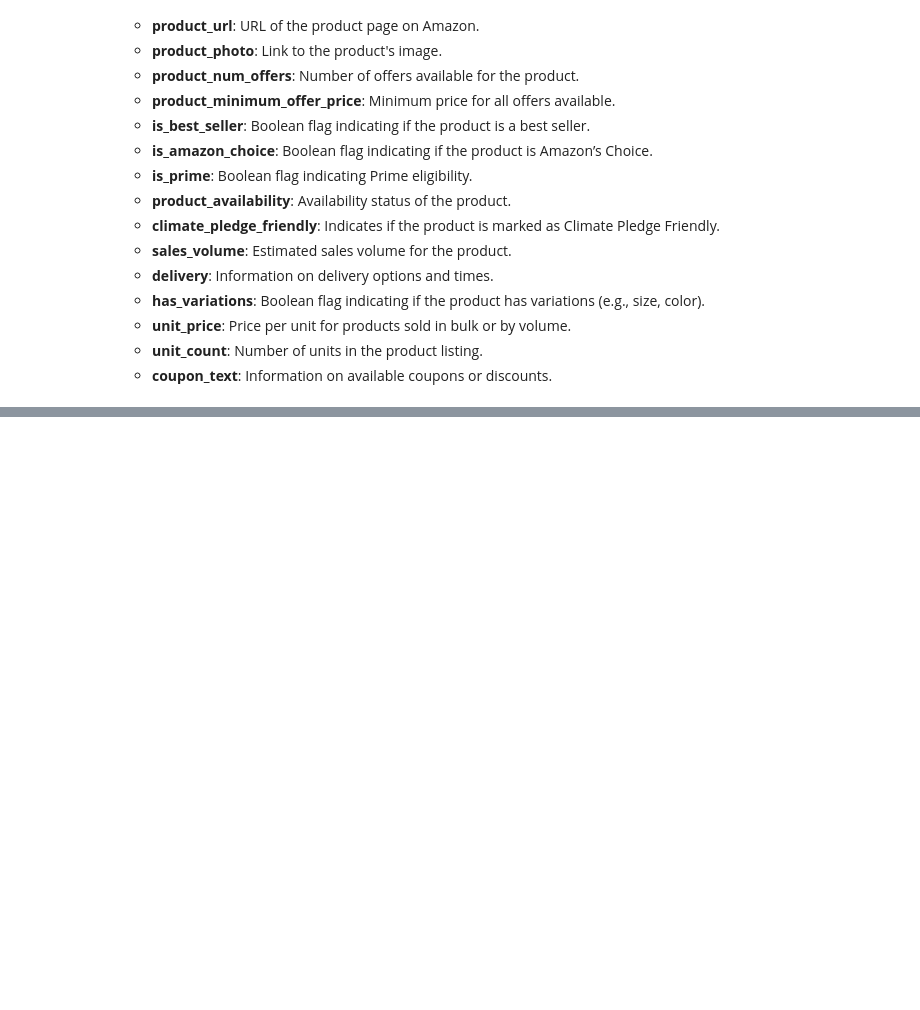
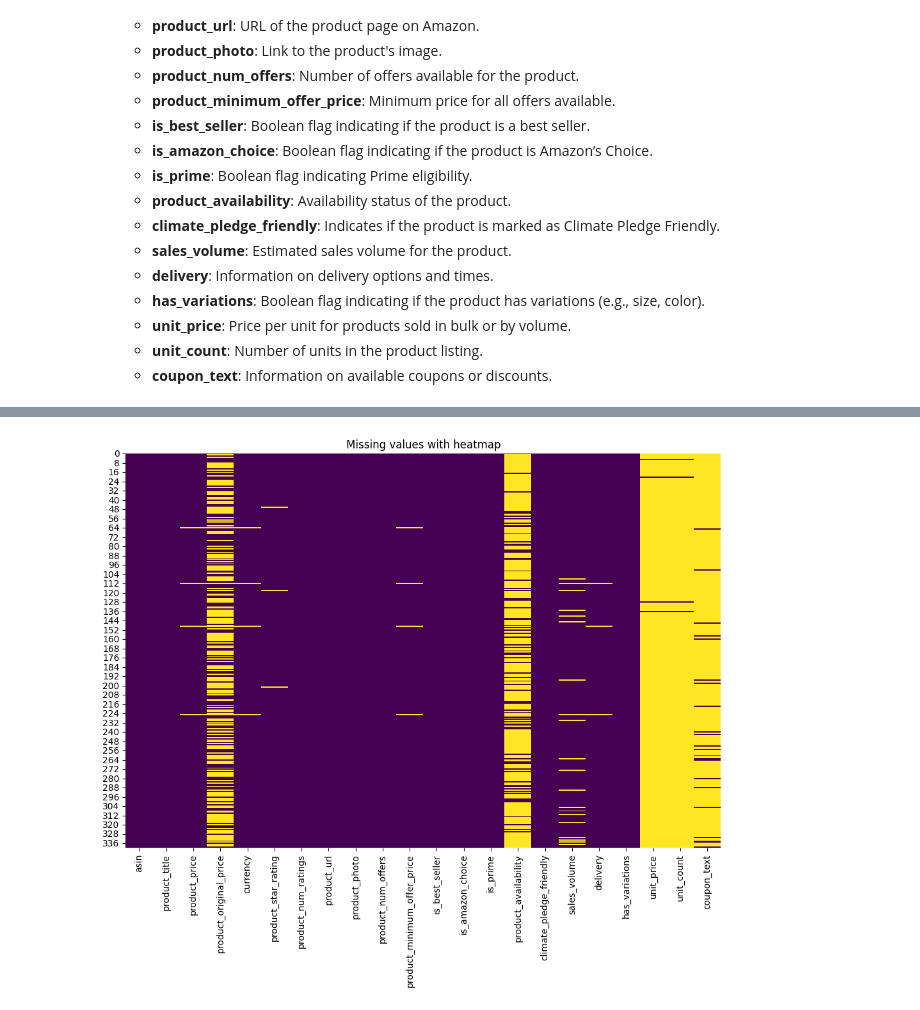
Before and after one commit to ankitgaur0/Amazon-Data-Machine-Learning, a Jupyter notebook: analysis/EDA.ipynb, the cells around one changed output, grey strips where cells are left out. Drawn from its saved outputs; the diff is of its cells as text; code cells hidden in the pictures; blank space fills up the shorter version.

```diff
--- a/analysis/EDA.ipynb
+++ b/analysis/EDA.ipynb
@@ -289,0 +261,4 @@ Name: delivery, Length: 92, dtype: int64
+# %%
+from analysis.analysis_src.Missing_values_analysis import Missingvalues_analysis_Template,Missing_values
+missing_values=Missing_values()
+missing_values.identify_missing_values(df)
@@ -289,0 +283,4 @@ Name: delivery, Length: 92, dtype: int64
+# %%
+missing_values.visualize_missing_values(df)
+# %% [output]
+[figure, added]
```
Also changed, not shown: parts of 24 cells of this notebook.
